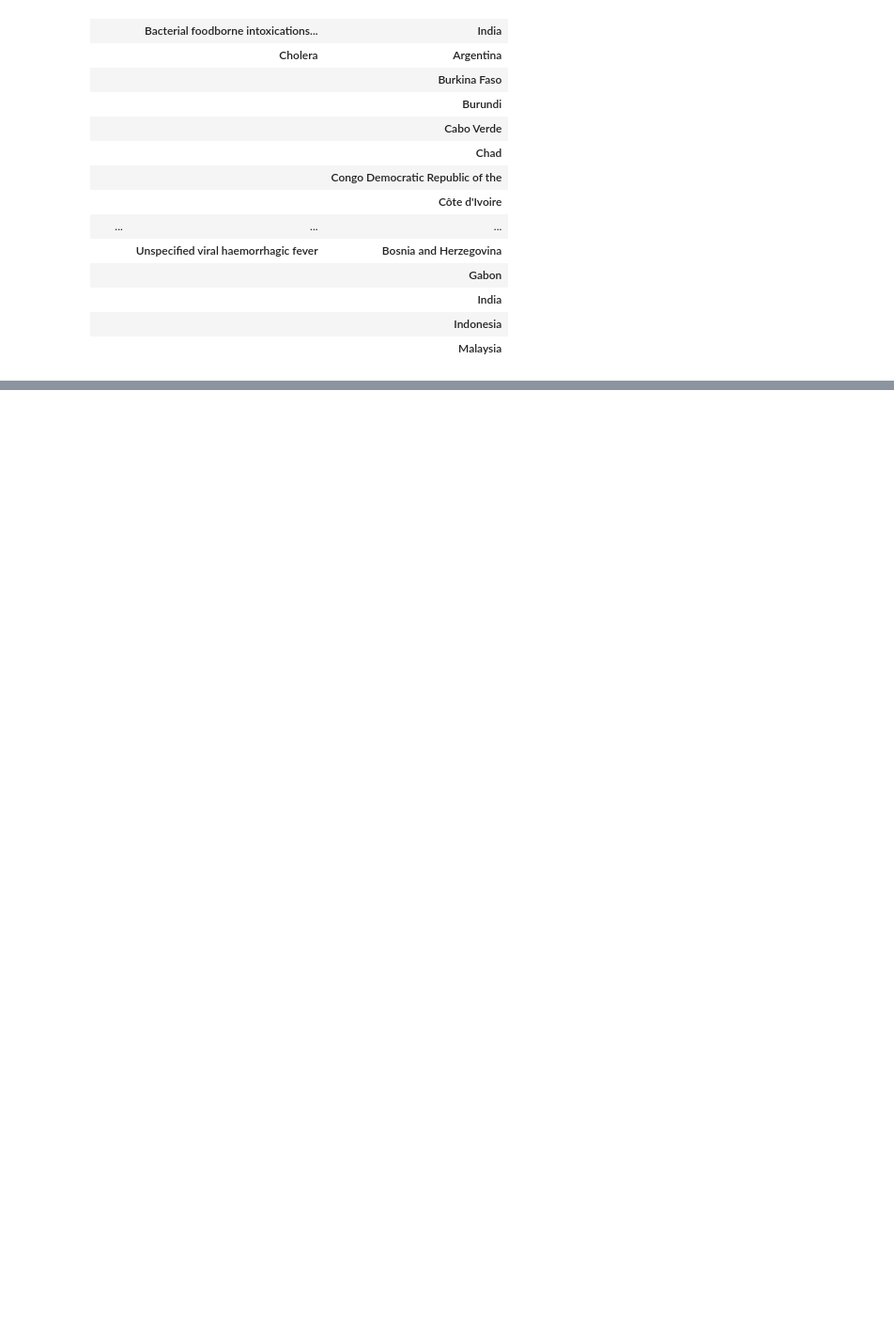
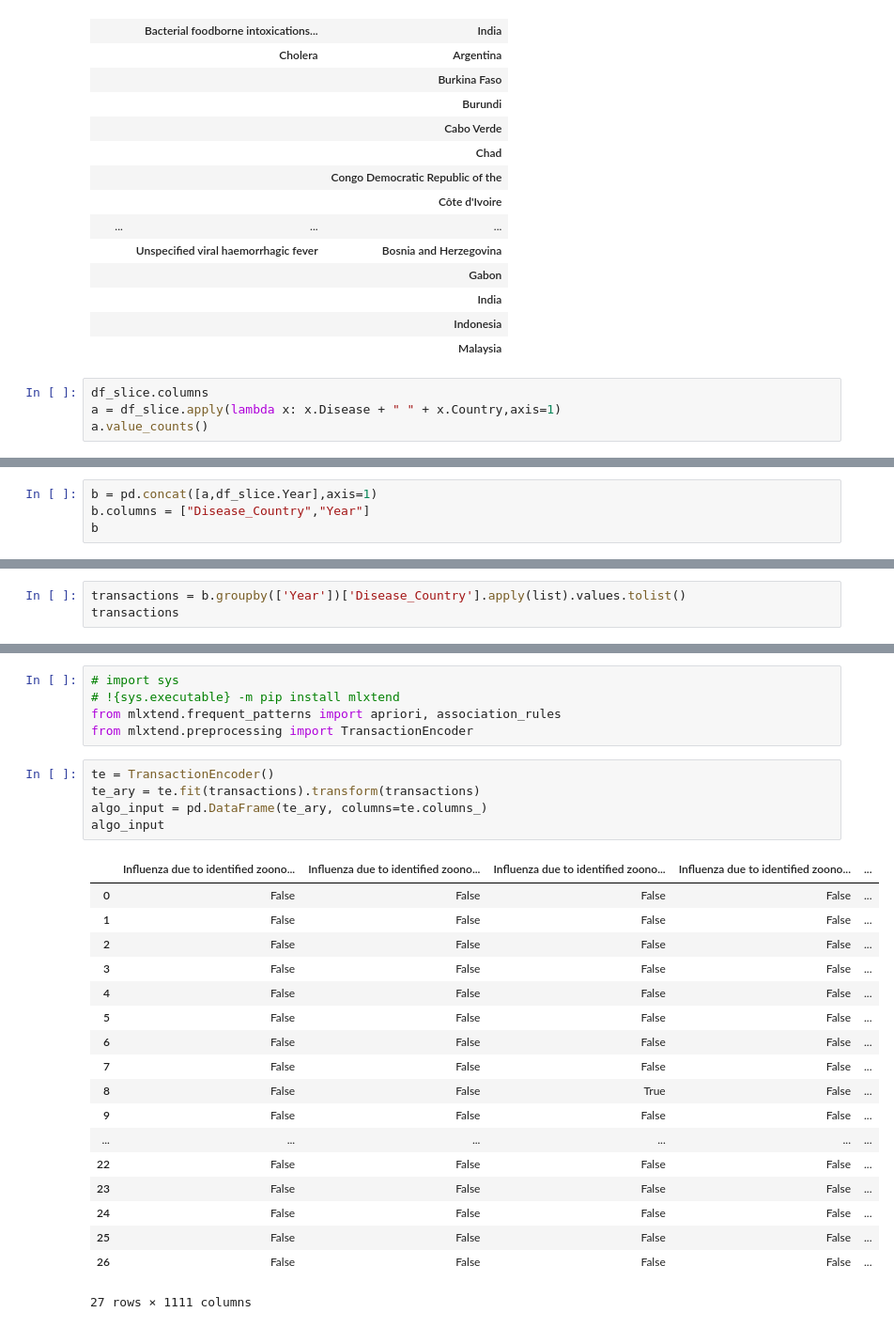
Before and after one commit to hayat-tamboli/capstone, a Jupyter notebook: eda.ipynb, the cells around one changed output, grey strips where cells are left out. Shown: that part at 94% size. Cells and saved outputs as stored; diff of their text form; blank space fills up the shorter version.

Commit message:
feat(apriori):setup v1.0.0

```diff
--- a/eda.ipynb
+++ b/eda.ipynb
@@ -72,3 +104,7 @@ df_summary.head(50)
 |  |  | India |
 |  |  | Indonesia |
 |  |  | Malaysia |
+# %%
+df_slice.columns
+a = df_slice.apply(lambda x: x.Disease + " " + x.Country,axis=1)
+a.value_counts()
@@ -74,0 +124,4 @@ df_summary.head(50)
+# %%
+b = pd.concat([a,df_slice.Year],axis=1)
+b.columns = ["Disease_Country","Year"]
+b
@@ -74,0 +145,3 @@ df_summary.head(50)
+# %%
+transactions = b.groupby(['Year'])['Disease_Country'].apply(list).values.tolist()
+transactions
@@ -74,0 +166,29 @@ df_summary.head(50)
+# %%
+# import sys
+# !{sys.executable} -m pip install mlxtend
+from mlxtend.frequent_patterns import apriori, association_rules
+from mlxtend.preprocessing import TransactionEncoder
+# %%
+te = TransactionEncoder()
+te_ary = te.fit(transactions).transform(transactions)
+algo_input = pd.DataFrame(te_ary, columns=te.columns_)
+algo_input
+# %% [output]
+|  | Influenza due to identified zoono... | Influenza due to identified zoono... | Influenza due to identified zoono... | Influenza due to identified zoono... | ... |
+| 0 | False | False | False | False | ... |
+| 1 | False | False | False | False | ... |
+| 2 | False | False | False | False | ... |
+| 3 | False | False | False | False | ... |
+| 4 | False | False | False | False | ... |
+| 5 | False | False | False | False | ... |
+| 6 | False | False | False | False | ... |
+| 7 | False | False | False | False | ... |
+| 8 | False | False | True | False | ... |
+| 9 | False | False | False | False | ... |
+| ... | ... | ... | ... | ... | ... |
+| 22 | False | False | False | False | ... |
+| 23 | False | False | False | False | ... |
+| 24 | False | False | False | False | ... |
+| 25 | False | False | False | False | ... |
+| 26 | False | False | False | False | ... |
+27 rows × 1111 columns
```
Also changed, not shown: parts of 7 cells of this notebook.
